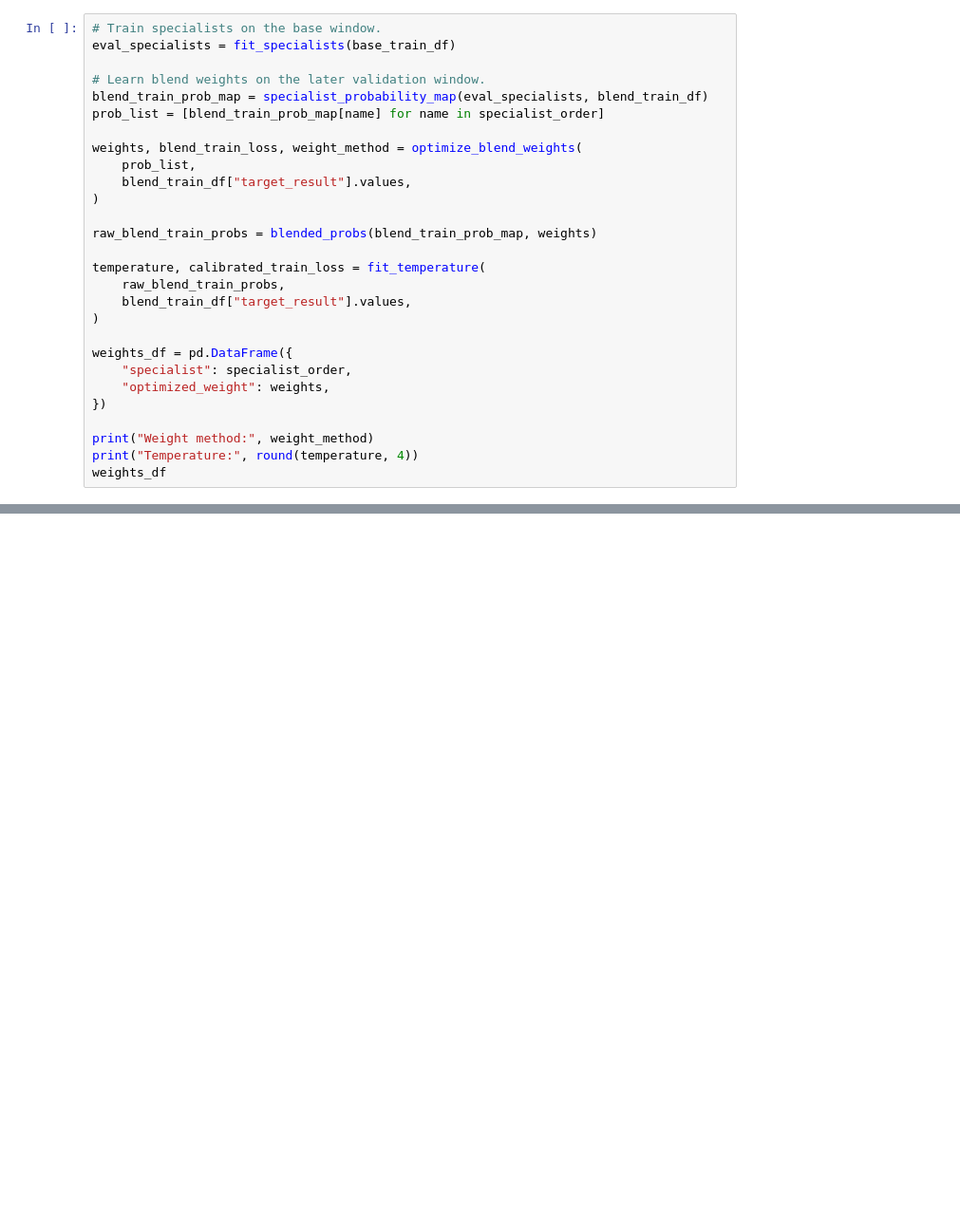
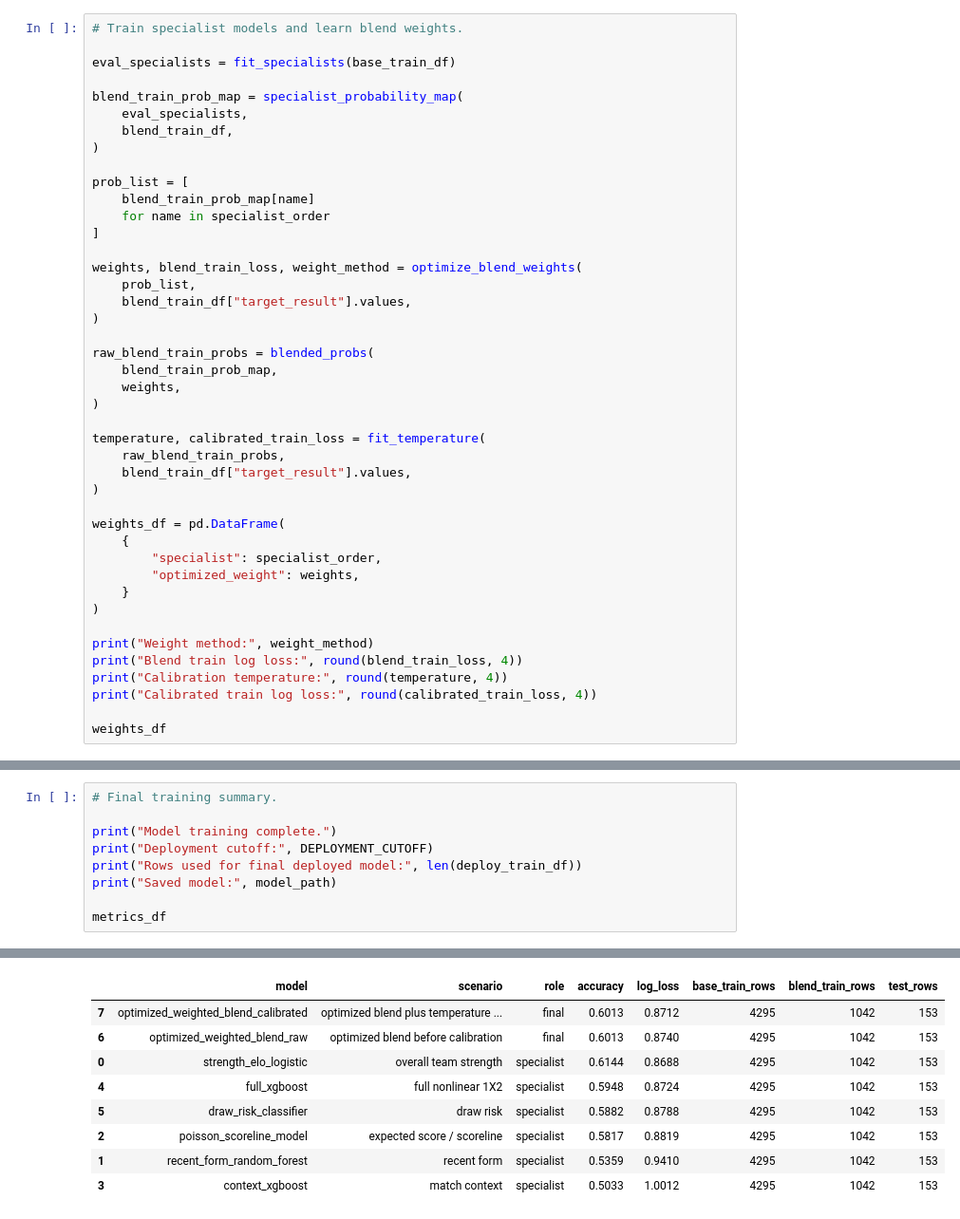
Before and after one commit to Phiziics/wc_match_predictions, a Jupyter notebook: notebooks/04_train_v5_model.ipynb, the cells around one changed output, grey strips where cells are left out. Shown at 95% size. Saved outputs shown, nothing was run; the diff lists cells and outputs as text; blank space fills up the shorter version.

```diff
--- a/notebooks/04_train_v5_model.ipynb
+++ b/notebooks/04_train_v5_model.ipynb
@@ -473,28 +754,43 @@ def optimize_blend_weights(prob_list, target):
 # %%
-# Train specialists on the base window.
+# Train specialist models and learn blend weights.
+
 eval_specialists = fit_specialists(base_train_df)
 
-# Learn blend weights on the later validation window.
-blend_train_prob_map = specialist_probability_map(eval_specialists, blend_train_df)
-prob_list = [blend_train_prob_map[name] for name in specialist_order]
+blend_train_prob_map = specialist_probability_map(
+    eval_specialists,
+    blend_train_df,
+)
+
+prob_list = [
+    blend_train_prob_map[name]
+    for name in specialist_order
+]
 
 weights, blend_train_loss, weight_method = optimize_blend_weights(
     prob_list,
     blend_train_df["target_result"].values,
 )
 
-raw_blend_train_probs = blended_probs(blend_train_prob_map, weights)
+raw_blend_train_probs = blended_probs(
+    blend_train_prob_map,
+    weights,
+)
 
 temperature, calibrated_train_loss = fit_temperature(
     raw_blend_train_probs,
     blend_train_df["target_result"].values,
 )
 
-weights_df = pd.DataFrame({
-    "specialist": specialist_order,
-    "optimized_weight": weights,
-})
+weights_df = pd.DataFrame(
+    {
+        "specialist": specialist_order,
+        "optimized_weight": weights,
+    }
+)
 
 print("Weight method:", weight_method)
-print("Temperature:", round(temperature, 4))
+print("Blend train log loss:", round(blend_train_loss, 4))
+print("Calibration temperature:", round(temperature, 4))
+print("Calibrated train log loss:", round(calibrated_train_loss, 4))
+
 weights_df
@@ -605,0 +1012,10 @@ print("Saved weights:", REPORT_DIR / "optimized_blend_weights.csv")
+# %%
+# Final training summary.
+
+print("Model training complete.")
+print("Deployment cutoff:", DEPLOYMENT_CUTOFF)
+print("Rows used for final deployed model:", len(deploy_train_df))
+print("Saved model:", model_path)
+
+metrics_df
+# %% [output]
@@ -605,0 +1026,9 @@ print("Saved weights:", REPORT_DIR / "optimized_blend_weights.csv")
+|  | model | scenario | role | accuracy | log_loss | base_train_rows | blend_train_rows | test_rows |
+| 7 | optimized_weighted_blend_calibrated | optimized blend plus temperature ... | final | 0.6013 | 0.8712 | 4295 | 1042 | 153 |
+| 6 | optimized_weighted_blend_raw | optimized blend before calibration | final | 0.6013 | 0.8740 | 4295 | 1042 | 153 |
+| 0 | strength_elo_logistic | overall team strength | specialist | 0.6144 | 0.8688 | 4295 | 1042 | 153 |
+| 4 | full_xgboost | full nonlinear 1X2 | specialist | 0.5948 | 0.8724 | 4295 | 1042 | 153 |
+| 5 | draw_risk_classifier | draw risk | specialist | 0.5882 | 0.8788 | 4295 | 1042 | 153 |
+| 2 | poisson_scoreline_model | expected score / scoreline | specialist | 0.5817 | 0.8819 | 4295 | 1042 | 153 |
+| 1 | recent_form_random_forest | recent form | specialist | 0.5359 | 0.9410 | 4295 | 1042 | 153 |
+| 3 | context_xgboost | match context | specialist | 0.5033 | 1.0012 | 4295 | 1042 | 153 |
```
Also changed, not shown: parts of 30 cells of this notebook, 5 other files.
